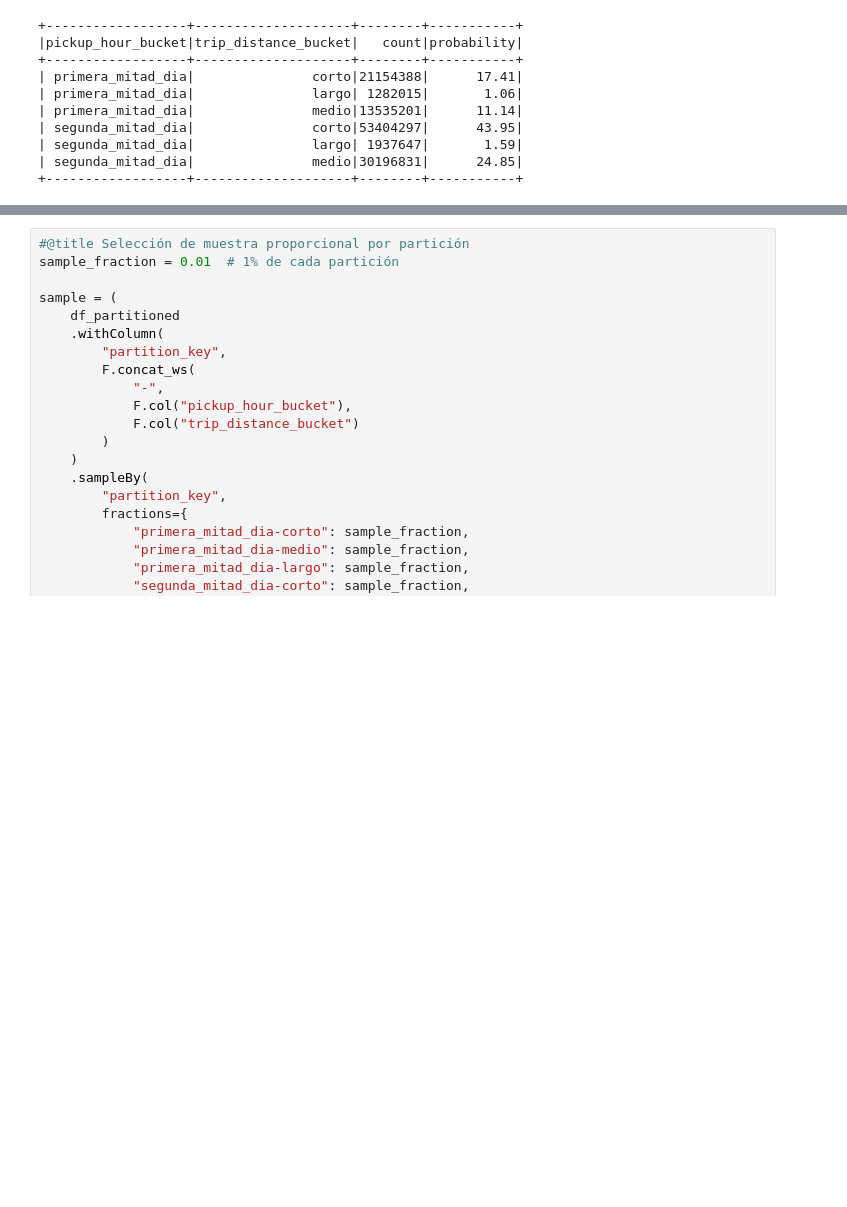
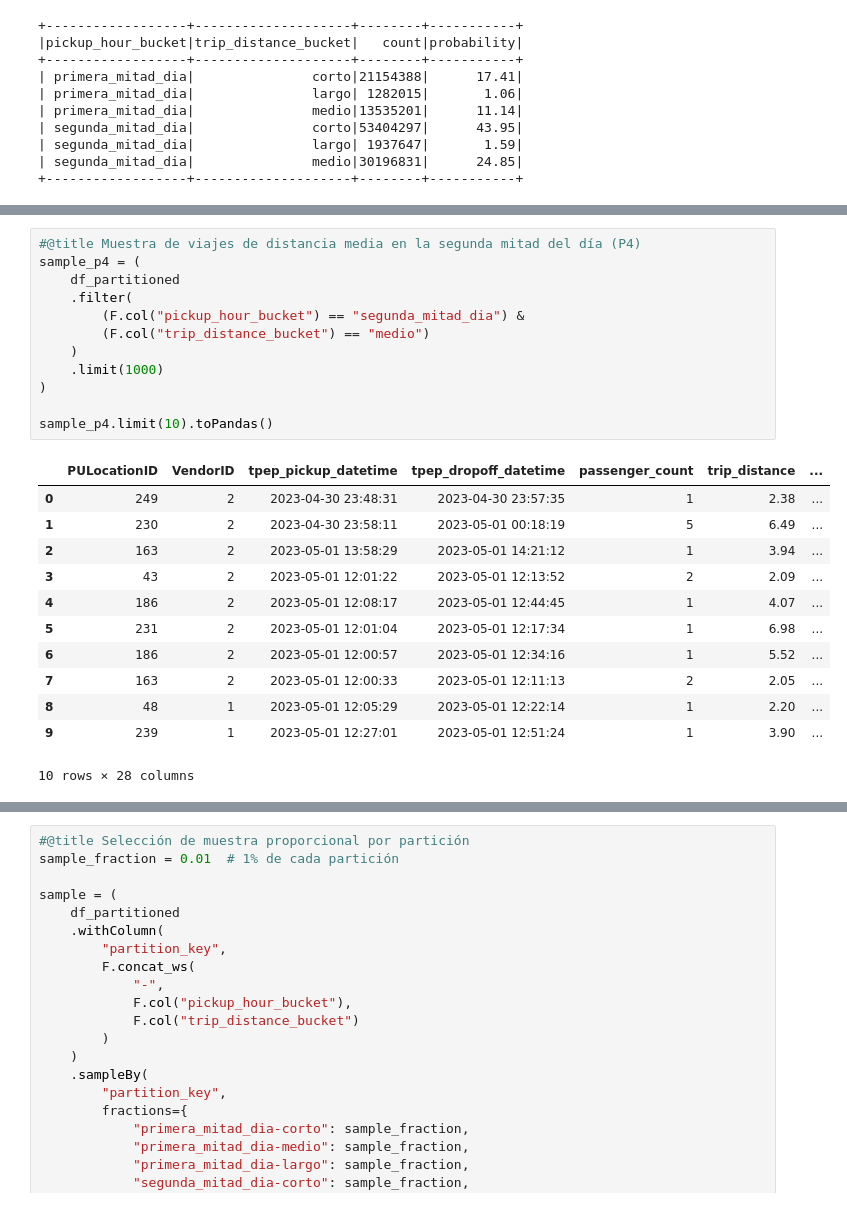
Before and after one commit to ArielAlvarezWAI87/BigData, a Jupyter notebook: notebooks/2_0_e8_NYC_Yellow_Taxi_DB.ipynb, the cells around one changed output, grey strips where cells are left out. Saved outputs shown, nothing was run; the diff lists cells and outputs as text; blank space fills up the shorter version.

```diff
--- a/notebooks/2_0_e8_NYC_Yellow_Taxi_DB.ipynb
+++ b/notebooks/2_0_e8_NYC_Yellow_Taxi_DB.ipynb
@@ -339,0 +390,25 @@ sample_second_half_short.limit(10).toPandas()
+# %%
+#@title Muestra de viajes de distancia media en la segunda mitad del día (P4)
+sample_p4 = (
+    df_partitioned
+    .filter(
+        (F.col("pickup_hour_bucket") == "segunda_mitad_dia") &
+        (F.col("trip_distance_bucket") == "medio")
+    )
+    .limit(1000)
+)
+
+sample_p4.limit(10).toPandas()
+# %% [output]
+|  | PULocationID | VendorID | tpep_pickup_datetime | tpep_dropoff_datetime | passenger_count | trip_distance | ... |
+| 0 | 249 | 2 | 2023-04-30 23:48:31 | 2023-04-30 23:57:35 | 1 | 2.38 | ... |
+| 1 | 230 | 2 | 2023-04-30 23:58:11 | 2023-05-01 00:18:19 | 5 | 6.49 | ... |
+| 2 | 163 | 2 | 2023-05-01 13:58:29 | 2023-05-01 14:21:12 | 1 | 3.94 | ... |
+| 3 | 43 | 2 | 2023-05-01 12:01:22 | 2023-05-01 12:13:52 | 2 | 2.09 | ... |
+| 4 | 186 | 2 | 2023-05-01 12:08:17 | 2023-05-01 12:44:45 | 1 | 4.07 | ... |
+| 5 | 231 | 2 | 2023-05-01 12:01:04 | 2023-05-01 12:17:34 | 1 | 6.98 | ... |
+| 6 | 186 | 2 | 2023-05-01 12:00:57 | 2023-05-01 12:34:16 | 1 | 5.52 | ... |
+| 7 | 163 | 2 | 2023-05-01 12:00:33 | 2023-05-01 12:11:13 | 2 | 2.05 | ... |
+| 8 | 48 | 1 | 2023-05-01 12:05:29 | 2023-05-01 12:22:14 | 1 | 2.20 | ... |
+| 9 | 239 | 1 | 2023-05-01 12:27:01 | 2023-05-01 12:51:24 | 1 | 3.90 | ... |
+10 rows × 28 columns
```
Also changed, not shown: parts of 5 cells of this notebook.
